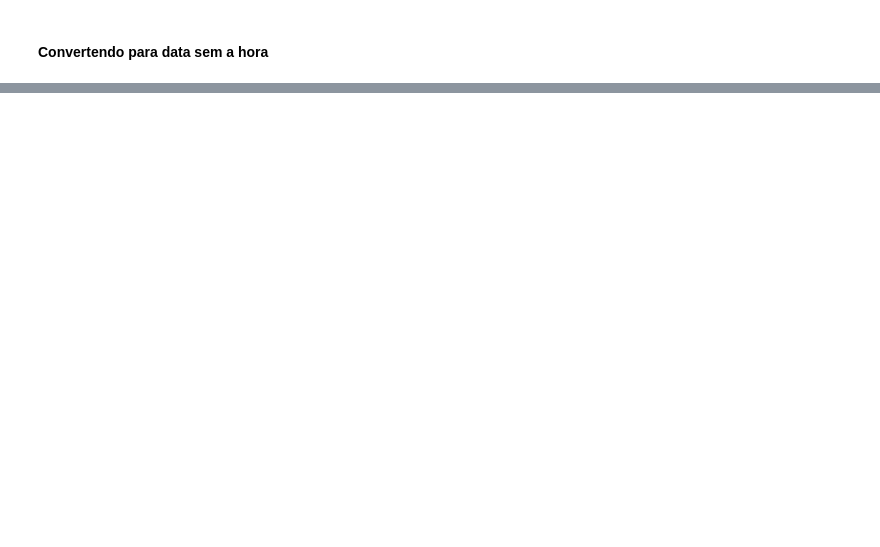
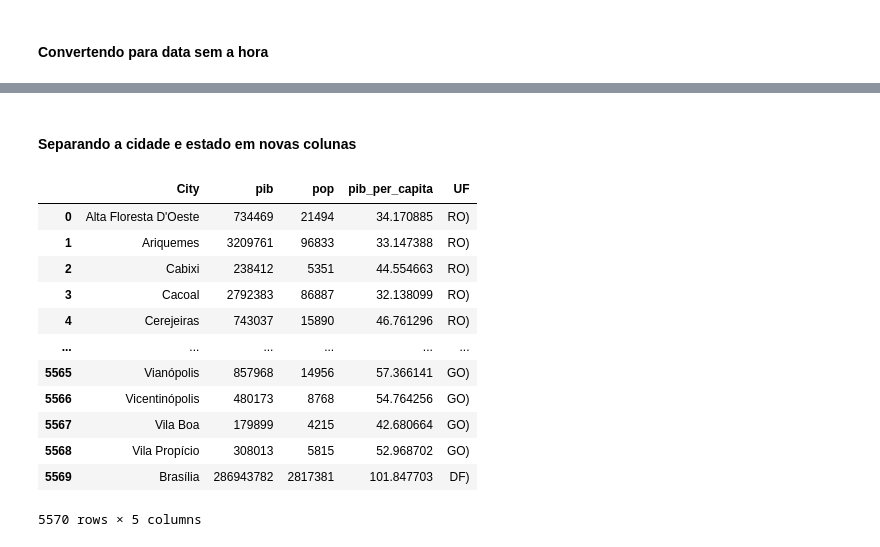
Before and after one commit to edigarmaia/python-mercado-financeiro, a Jupyter notebook: Analise Fundamentalista com Dados.ipynb, the cells around one changed output, grey strips where cells are left out. Cells and saved outputs as stored; diff of their text form; code cells hidden in the pictures; blank space fills up the shorter version.

```diff
--- a/Analise Fundamentalista com Dados.ipynb
+++ b/Analise Fundamentalista com Dados.ipynb
@@ -45,0 +117,6 @@ planilha_renner
+# %%
+pib_municipios = pd.read_excel('pib_municipios.xlsx')
+
+pop_municipios = pd.read_excel('populacao_municipios.xlsx')
+
+pop_municipios
@@ -45,0 +139,4 @@ planilha_renner
+# %%
+dados_municipios = pib_municipios.merge(pop_municipios, on = 'City')
+
+dados_municipios
@@ -45,0 +177,20 @@ planilha_renner
+# %% [markdown]
+#### Separando a cidade e estado em novas colunas
+# %%
+dados_municipios[['City', 'UF']] = dados_municipios['City'].str.split('(', expand = True)
+
+dados_municipios
+# %% [output]
+|  | City | pib | pop | pib_per_capita | UF |
+| 0 | Alta Floresta D'Oeste | 734469 | 21494 | 34.170885 | RO) |
+| 1 | Ariquemes | 3209761 | 96833 | 33.147388 | RO) |
+| 2 | Cabixi | 238412 | 5351 | 44.554663 | RO) |
+| 3 | Cacoal | 2792383 | 86887 | 32.138099 | RO) |
+| 4 | Cerejeiras | 743037 | 15890 | 46.761296 | RO) |
+| ... | ... | ... | ... | ... | ... |
+| 5565 | Vianópolis | 857968 | 14956 | 57.366141 | GO) |
+| 5566 | Vicentinópolis | 480173 | 8768 | 54.764256 | GO) |
+| 5567 | Vila Boa | 179899 | 4215 | 42.680664 | GO) |
+| 5568 | Vila Propício | 308013 | 5815 | 52.968702 | GO) |
+| 5569 | Brasília | 286943782 | 2817381 | 101.847703 | DF) |
+5570 rows × 5 columns
```
Also changed, not shown: parts of 16 cells of this notebook, 1 other file.
